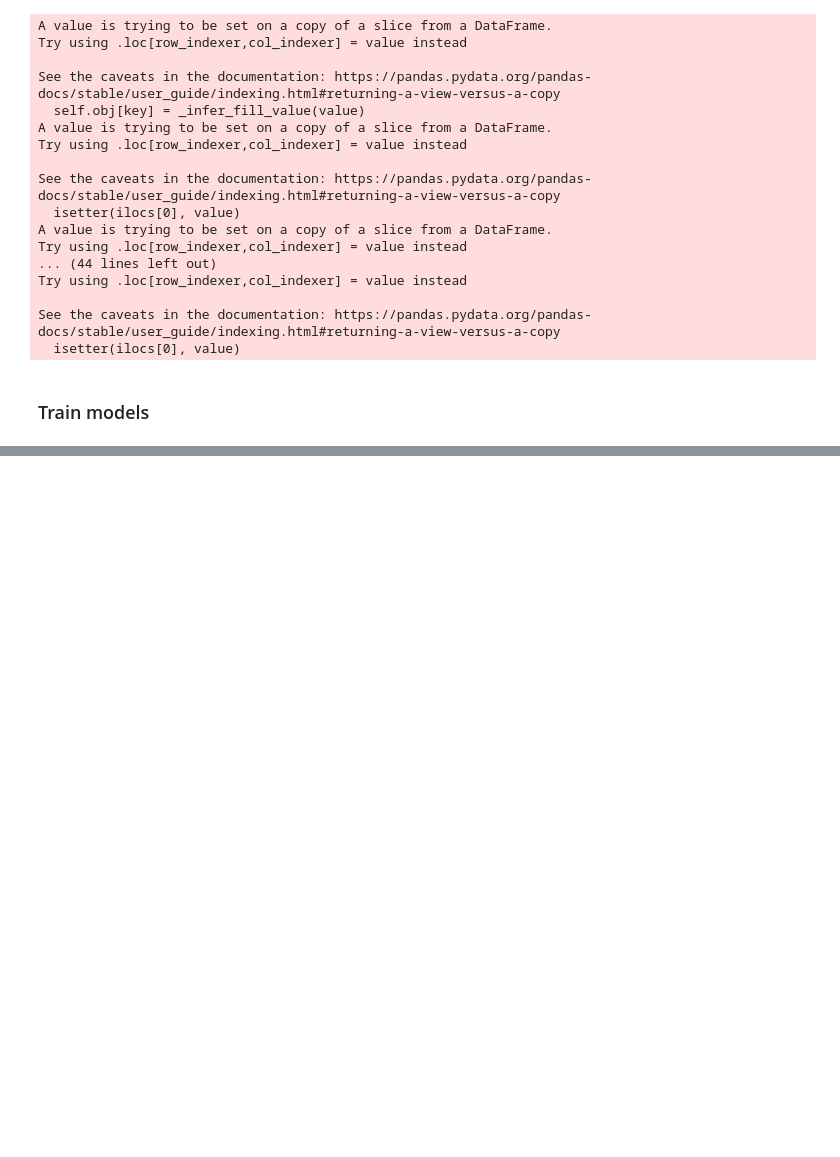
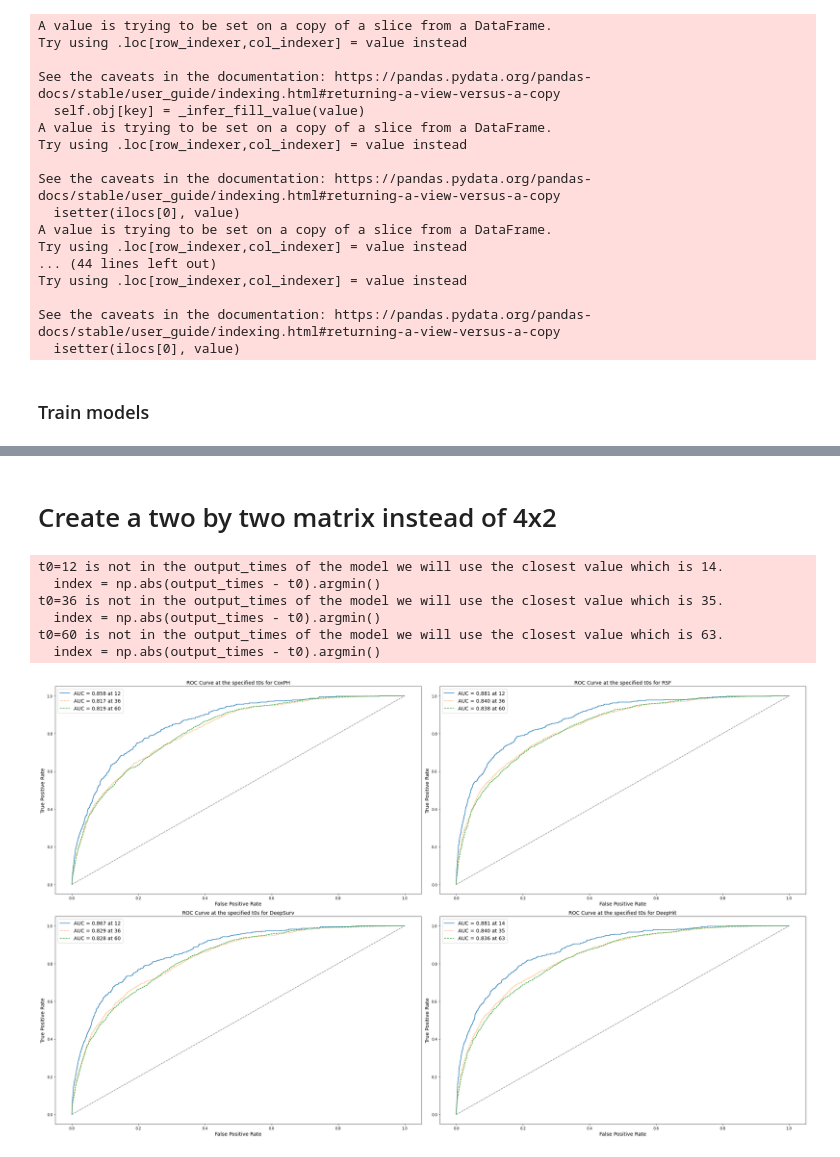
Before and after one commit to CarlosHernandezP/xai-healthcare, a Jupyter notebook: Notebooks/obtain_plots.ipynb, the cells around one changed output, grey strips where cells are left out. Drawn from its saved outputs; the diff is of its cells as text; code cells hidden in the pictures; blank space fills up the shorter version.

```diff
--- a/Notebooks/obtain_plots.ipynb
+++ b/Notebooks/obtain_plots.ipynb
@@ -140,0 +166,24 @@ It's advisable to not trust the variances reported, and to be suspicious of the
+# %% [markdown]
+# Create a two by two matrix instead of 4x2
+# %%
+fig, axs = plt.subplots(nrows=2, ncols=2, figsize=(30, 18))
+
+for i, (ml_model, dl_model) in enumerate(zip([cox_model, rsf_model], [ds_model, dh_model])):
+    row_index = i // 2
+    col_index = i % 2
+    ax = axs[row_index][col_index]
+    ax_2 = axs[row_index+1][col_index]
+
+    plot_survival_roc_curve(ml_model, X_test, test_df, times_plot = [12,12*3,12*5], ax=ax)
+    plot_survival_roc_curve(dl_model, X_test, test_df, times_plot = [12,12*3,12*5], ax=ax_2)
+
+fig.tight_layout()
+plt.show()
+# %% [output]
+t0=12 is not in the output_times of the model we will use the closest value which is 14.
+  index = np.abs(output_times - t0).argmin()
+t0=36 is not in the output_times of the model we will use the closest value which is 35.
+  index = np.abs(output_times - t0).argmin()
+t0=60 is not in the output_times of the model we will use the closest value which is 63.
+  index = np.abs(output_times - t0).argmin()
+[figure, added]
```
Also changed, not shown: parts of 10 cells of this notebook, 5 other files.
